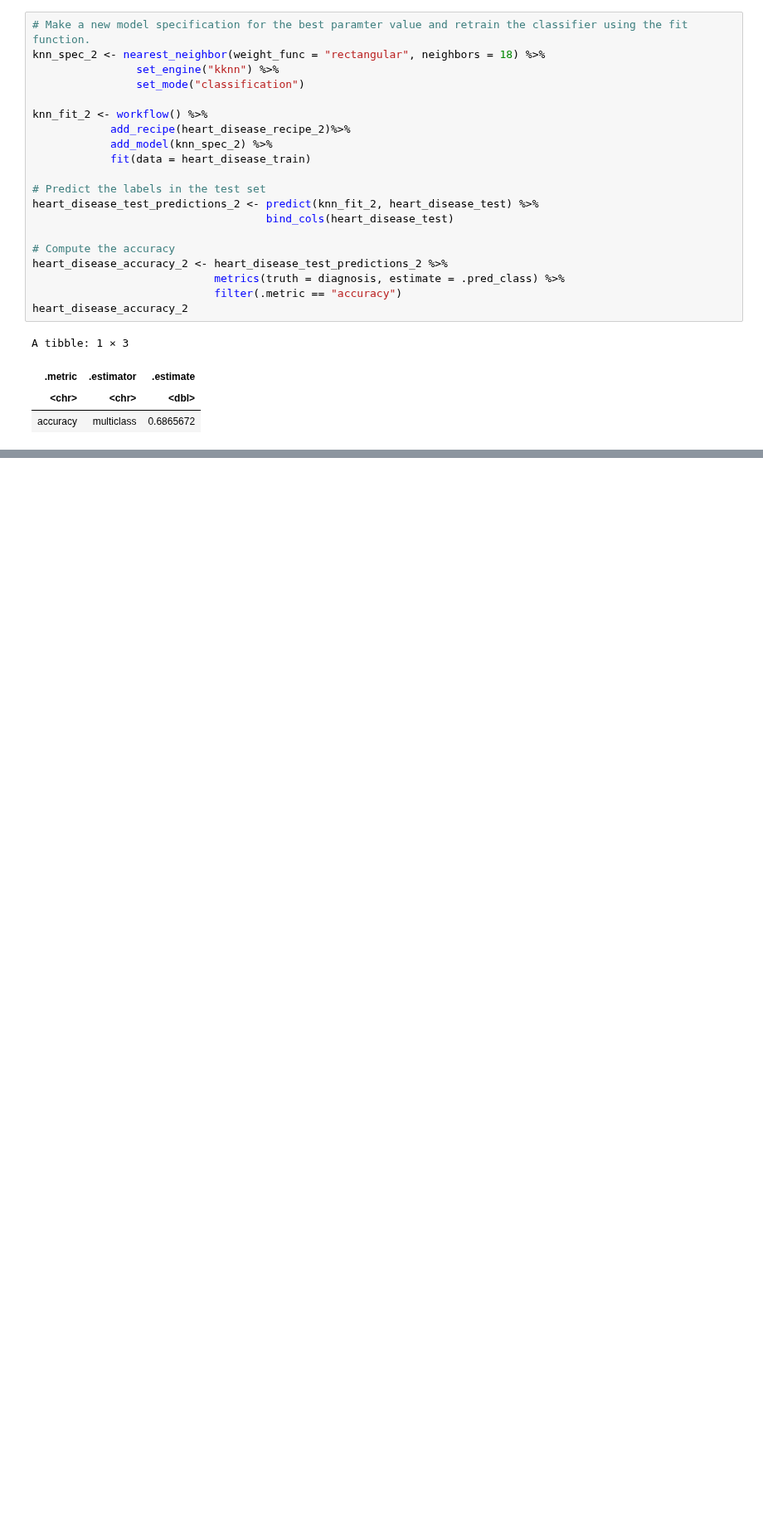
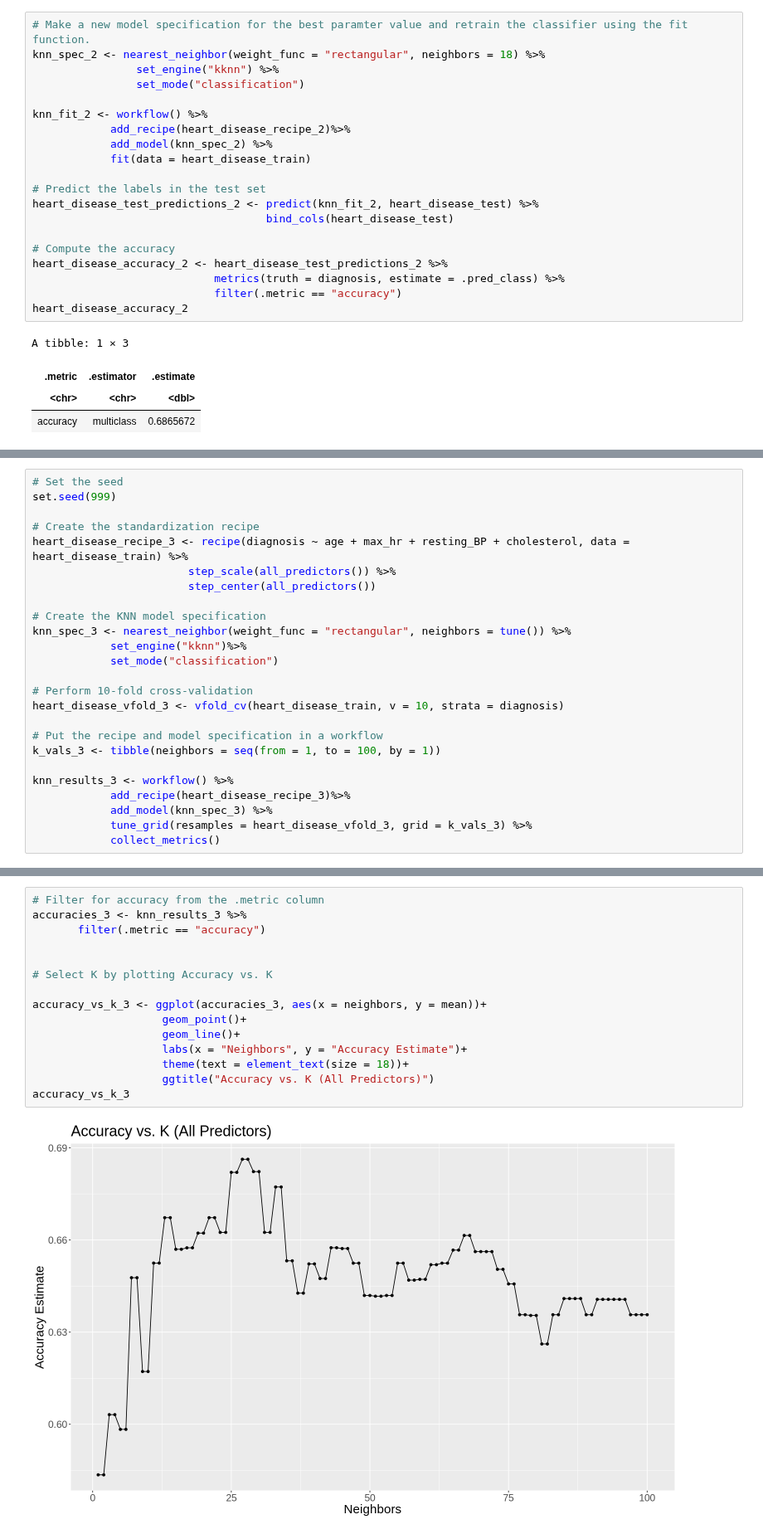
Before and after one commit to camirr/Heart-Disease-Data-Set-Case-Study, a Jupyter notebook: Project_report.ipynb, the cells around one changed output, grey strips where cells are left out. Shown at 83% size. Drawn from its saved outputs; the diff is of its cells as text; blank space fills up the shorter version.

Commit message:
Added Knn for all predictors

```diff
--- a/Project_report.ipynb
+++ b/Project_report.ipynb
@@ -462,0 +483,25 @@ A tibble: 1 × 3
+# %%
+# Set the seed
+set.seed(999)
+
+# Create the standardization recipe
+heart_disease_recipe_3 <- recipe(diagnosis ~ age + max_hr + resting_BP + cholesterol, data = heart_disease_train) %>%
+                        step_scale(all_predictors()) %>%
+                        step_center(all_predictors())
+
+# Create the KNN model specification
+knn_spec_3 <- nearest_neighbor(weight_func = "rectangular", neighbors = tune()) %>%
+            set_engine("kknn")%>%
+            set_mode("classification")
+
+# Perform 10-fold cross-validation
+heart_disease_vfold_3 <- vfold_cv(heart_disease_train, v = 10, strata = diagnosis)
+
+# Put the recipe and model specification in a workflow
+k_vals_3 <- tibble(neighbors = seq(from = 1, to = 100, by = 1))
+
+knn_results_3 <- workflow() %>%
+            add_recipe(heart_disease_recipe_3)%>%
+            add_model(knn_spec_3) %>%
+            tune_grid(resamples = heart_disease_vfold_3, grid = k_vals_3) %>%
+            collect_metrics()
@@ -462,0 +528,17 @@ A tibble: 1 × 3
+# %%
+# Filter for accuracy from the .metric column
+accuracies_3 <- knn_results_3 %>%
+       filter(.metric == "accuracy")
+
+
+# Select K by plotting Accuracy vs. K
+
+accuracy_vs_k_3 <- ggplot(accuracies_3, aes(x = neighbors, y = mean))+
+                    geom_point()+
+                    geom_line()+
+                    labs(x = "Neighbors", y = "Accuracy Estimate")+
+                    theme(text = element_text(size = 18))+
+                    ggtitle("Accuracy vs. K (All Predictors)")
+accuracy_vs_k_3
+# %% [output]
+[figure, added]
```
Also changed, not shown: parts of 4 cells of this notebook.
